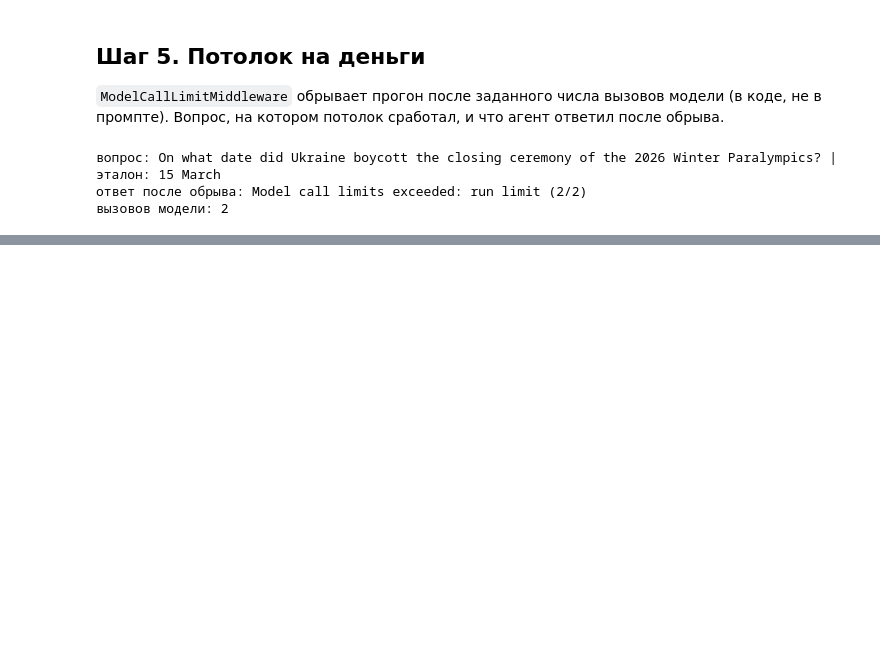
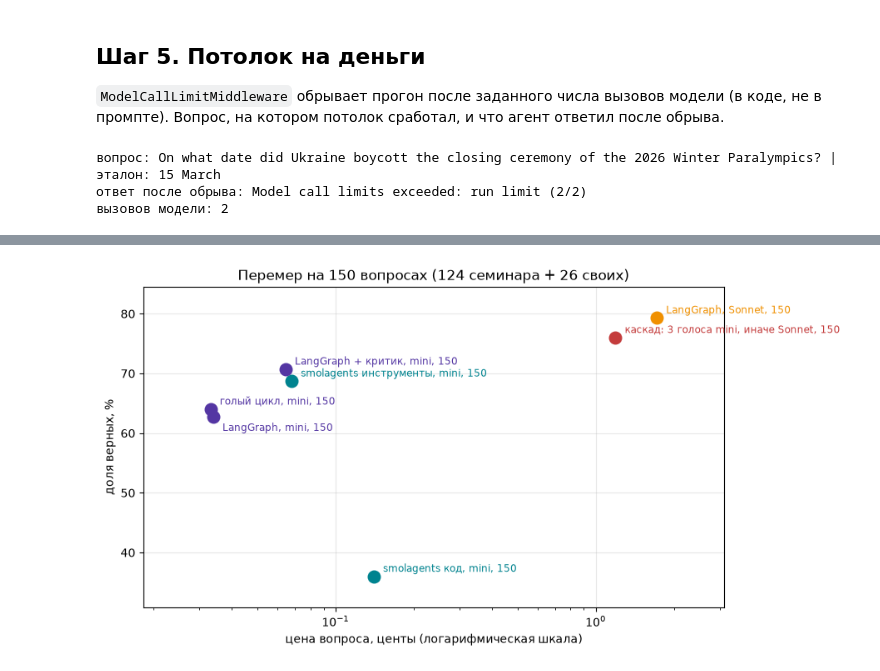
Before and after one commit to OGrabar/ai_agents, a Jupyter notebook: hw3/hw3.ipynb, the cells around one changed output, grey strips where cells are left out. Saved outputs shown, nothing was run; the diff lists cells and outputs as text; code cells hidden in the pictures; blank space fills up the shorter version.

```diff
--- a/hw3/hw3.ipynb
+++ b/hw3/hw3.ipynb
@@ -710,0 +760,26 @@ print("вызовов модели:", sum(c["tag"] == "бюджет" for c in CA
+# %%
+def run_feedback(tag, fn, workers=6):
+    """run_config на наборе перемера. Эталоны fresh-27 и fresh-35 в этом наборе свои, поэтому оценка идёт по FB_BY_ID."""
+    table = run_config(tag, fn, sample=feedback_tasks, workers=workers)
+    RESULTS[tag] = [{**r, "ok": is_correct(FB_BY_ID[r["id"]], r["answer"])} for r in RESULTS[tag]]
+    return report([tag])
+
+run_feedback("голый цикл, mini, 150", bare_agent)
+run_feedback("LangGraph, mini, 150", ask_langgraph)
+run_feedback("smolagents инструменты, mini, 150", lambda q: ask_smol(q, "tools"))
+run_feedback("smolagents код, mini, 150", lambda q: ask_smol(q, "code"))
+run_feedback("LangGraph + критик, mini, 150", ask_checked)
+ESCALATED[:] = []
+run_feedback("каскад: 3 голоса mini, иначе Sonnet, 150", cascade, workers=3)
+escalated_150 = list(ESCALATED)
+run_feedback("LangGraph, Sonnet, 150", lambda q: ask_langgraph(q, STRONG), workers=3)
+FB = ["голый цикл, mini, 150", "LangGraph, mini, 150", "smolagents инструменты, mini, 150", "smolagents код, mini, 150", "LangGraph + критик, mini, 150", "каскад: 3 голоса mini, иначе Sonnet, 150", "LangGraph, Sonnet, 150"]
+fb_table = report(FB)
+own_ids = [t["id"] for t in feedback_tasks if t["source"] == "own"]
+fb_table.insert(3, "верно на своих 26", [sum(r["ok"] for r in RESULTS[t] if r["id"] in own_ids) for t in FB])
+fb_table.insert(4, "верно на 124 семинарских", [sum(r["ok"] for r in RESULTS[t] if r["id"] not in own_ids) for t in FB])
+fb_table.to_csv("results_table_150.csv", index=False)
+b, c = RESULTS["LangGraph, mini, 150"], RESULTS["LangGraph + критик, mini, 150"]
+print("критик: исправил", sum(not x["ok"] and y["ok"] for x, y in zip(b, c)), "| испортил", sum(x["ok"] and not y["ok"] for x, y in zip(b, c)))
+print("каскад: ушло наверх", len(escalated_150), "из", len(feedback_tasks))
+fb_table
@@ -710,0 +797,3 @@ print("вызовов модели:", sum(c["tag"] == "бюджет" for c in CA
+# %%
+money_chart(FB, "img/money_150.png", "Перемер на 150 вопросах (124 семинара + 26 своих)")
+# %% [output]
@@ -710,0 +808 @@ print("вызовов модели:", sum(c["tag"] == "бюджет" for c in CA
+[figure, added]
```
Also changed, not shown: parts of 15 cells of this notebook, 16 other files.
